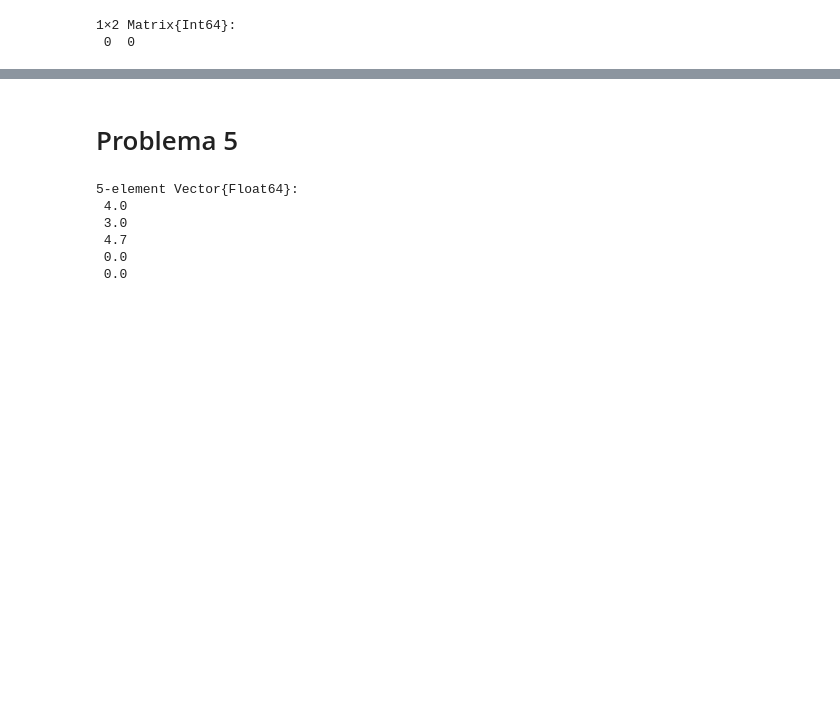
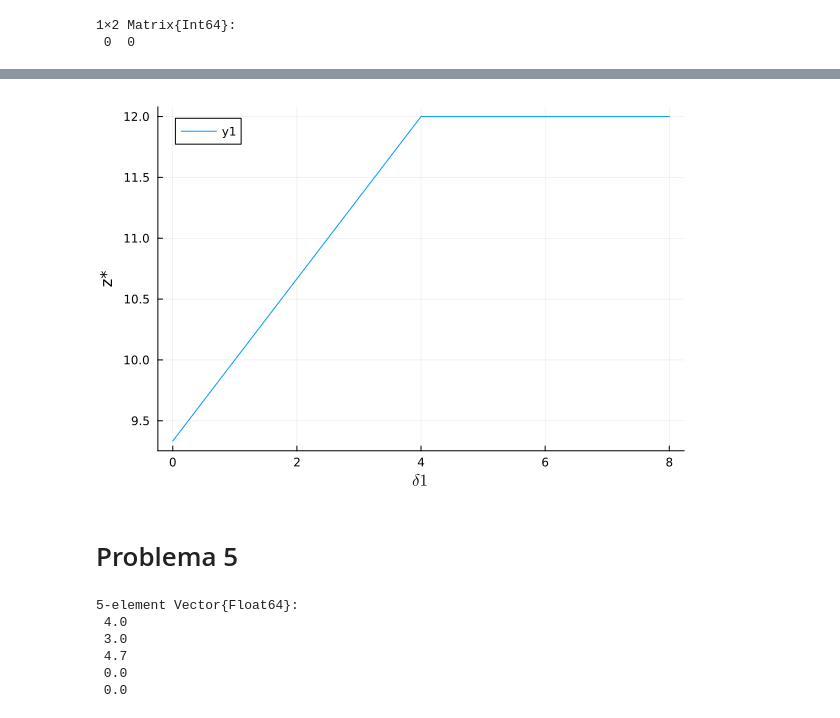
Before and after one commit to felipemunarol/machine_learning_projects, a Jupyter notebook: julia/lista_2_opt_&_lp.ipynb, the cells around one changed output, grey strips where cells are left out. Saved outputs shown, nothing was run; the diff lists cells and outputs as text; code cells hidden in the pictures; blank space fills up the shorter version.

```diff
--- a/julia/lista_2_opt_&_lp.ipynb
+++ b/julia/lista_2_opt_&_lp.ipynb
@@ -409,0 +335,9 @@ plot!(xaxis="d2", yaxis="z")
+# %%
+z_array = zeros(0)
+
+deltas = [0:0.1:8;]
+
+for i in deltas
+    z_i = tests_main(i)
+    append!(z_array, z_i[1])
+end
@@ -410,3 +362,7 @@ plot!(xaxis="d2", yaxis="z")
+# %%
+plot(deltas, z_array, xlabel=L"\delta1", ylabel="z*")
+# %% [output]
+[figure, added]
 # %% [markdown]
 # Problema 5
 # %%
```
Also changed, not shown: parts of 27 cells of this notebook, 22 other files.
